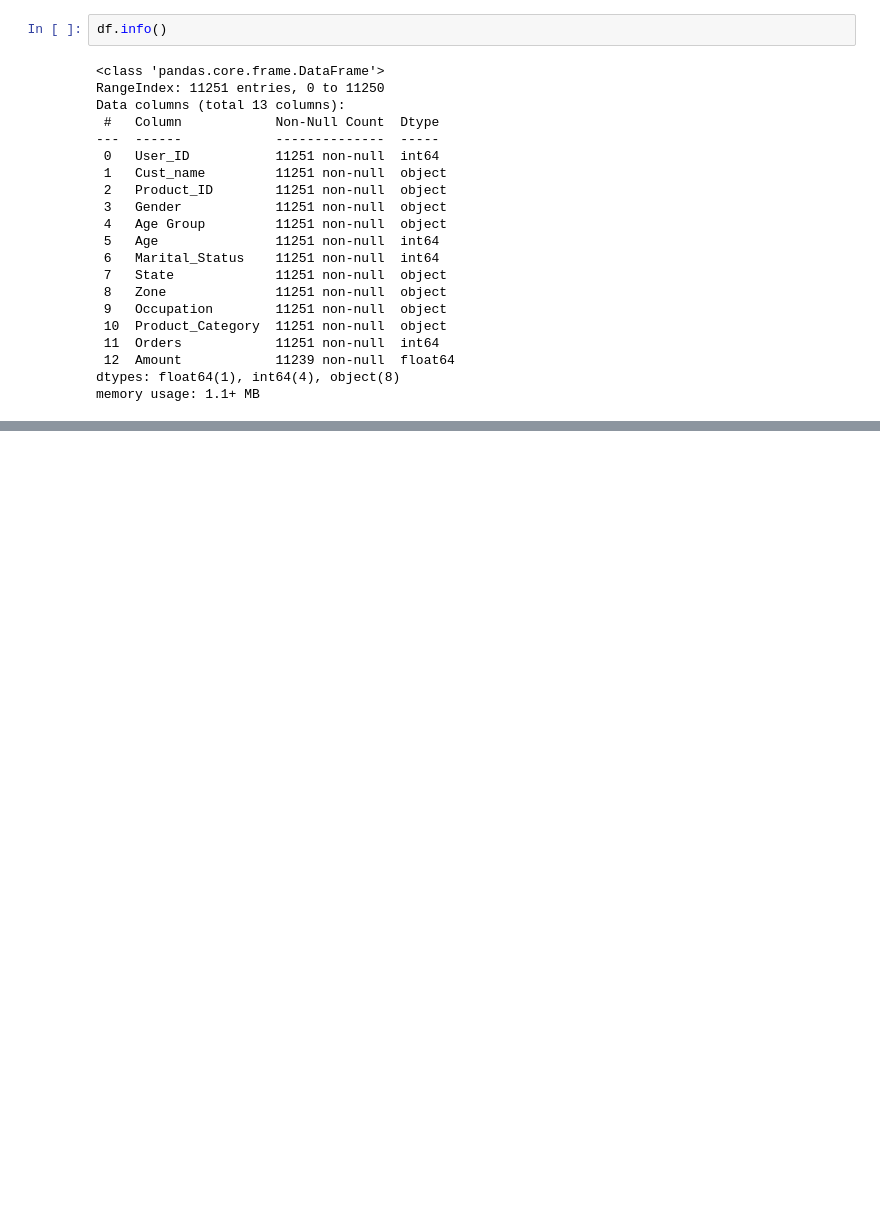
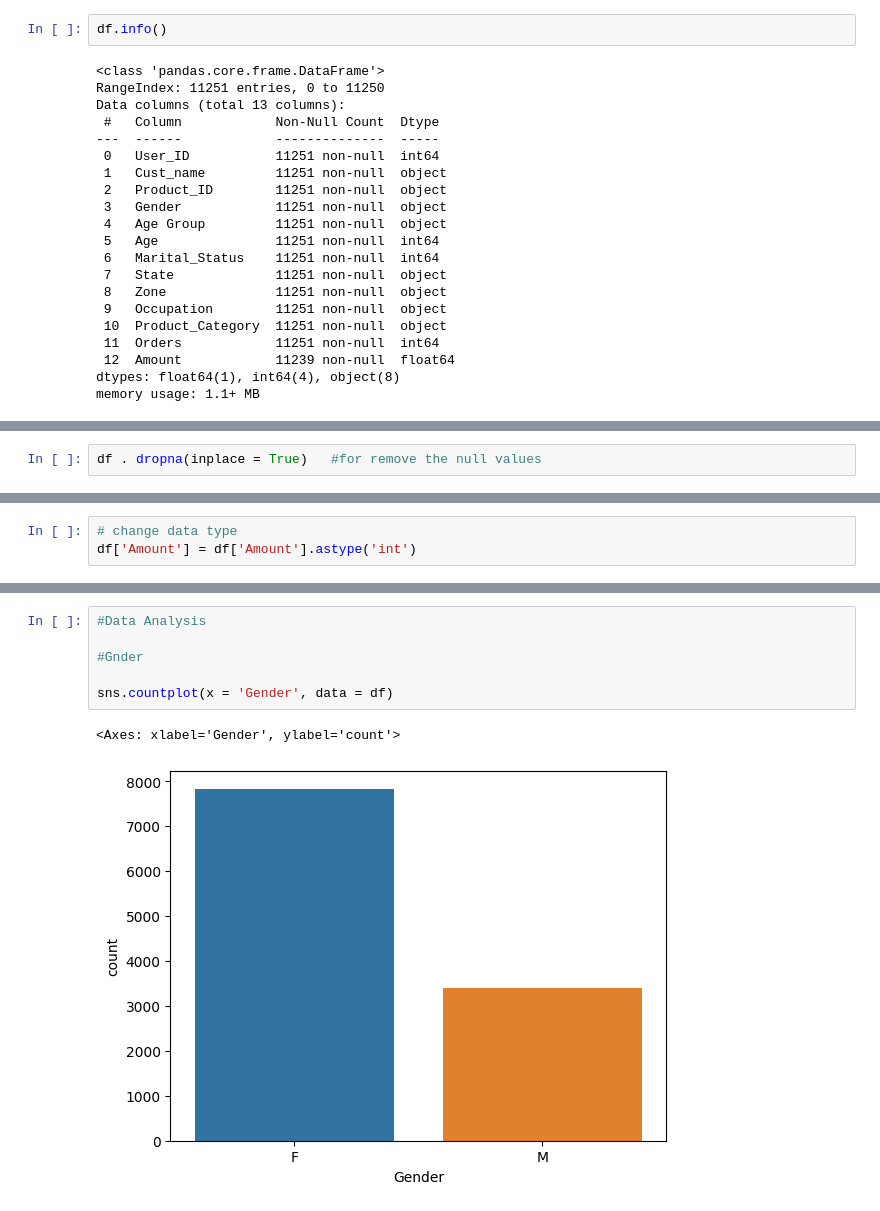
Before and after one commit to Sanjay1996383/Diwali-Sale-project, a Jupyter notebook: diwali sale/diwali .ipynb, the cells around one changed output, grey strips where cells are left out. Drawn from its saved outputs; the diff is of its cells as text; blank space fills up the shorter version.

```diff
--- a/diwali sale/diwali .ipynb
+++ b/diwali sale/diwali .ipynb
@@ -69,0 +87,2 @@ memory usage: 1.1+ MB
+# %%
+df . dropna(inplace = True)   #for remove the null values
@@ -69,0 +106,3 @@ memory usage: 1.1+ MB
+# %%
+# change data type
+df['Amount'] = df['Amount'].astype('int')
@@ -69,0 +141,9 @@ memory usage: 1.1+ MB
+# %%
+#Data Analysis
+
+#Gnder
+
+sns.countplot(x = 'Gender', data = df)
+# %% [output]
+<Axes: xlabel='Gender', ylabel='count'>
+[figure, added]
```
Also changed, not shown: parts of 6 cells of this notebook, 1 other file.
